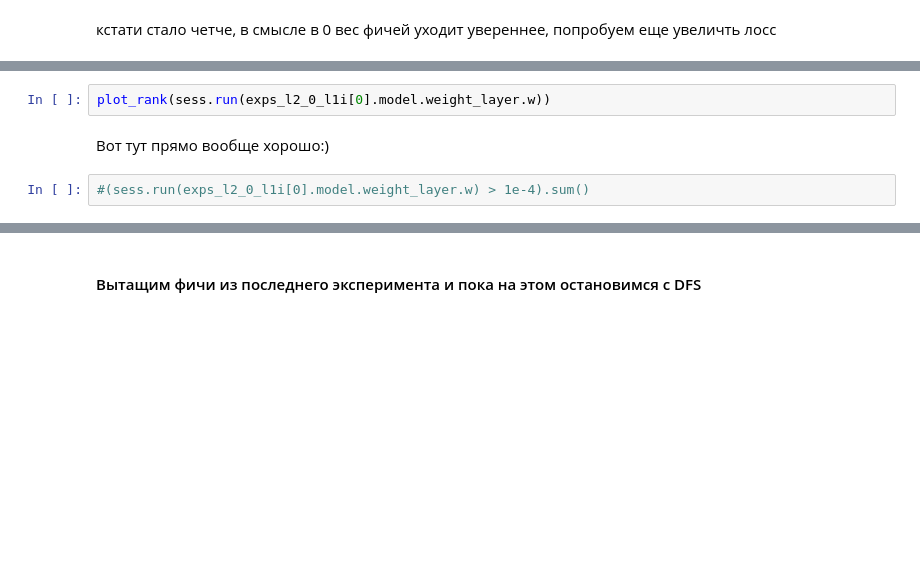
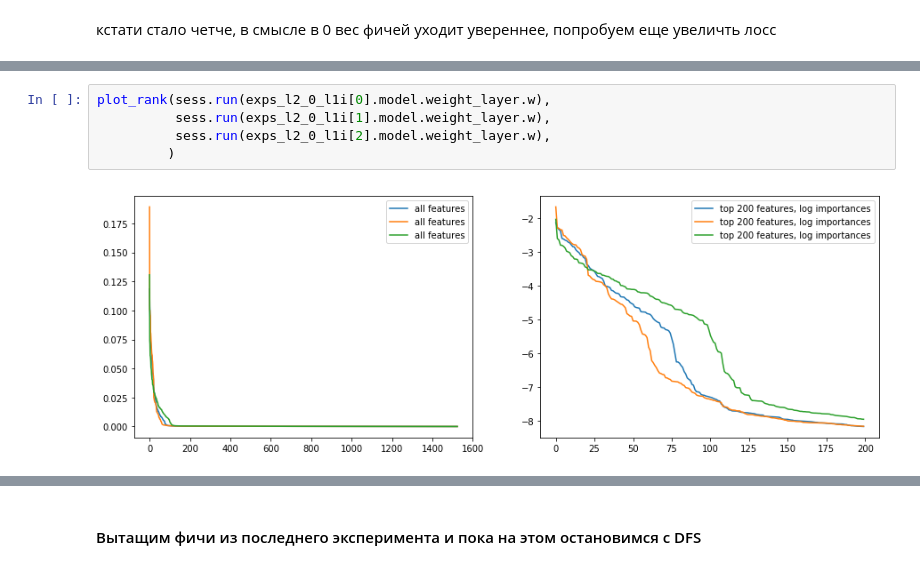
Before and after one commit to rykachevskiy/insilico_test, a Jupyter notebook: src/main.ipynb, the cells around one changed output, grey strips where cells are left out. Drawn from its saved outputs; the diff is of its cells as text; blank space fills up the shorter version.

```diff
--- a/src/main.ipynb
+++ b/src/main.ipynb
@@ -737,6 +757,7 @@ exps_l2_0_l1i, res_exps_l2_0_l1i = run_array('lambda_2_0_l1i', lambda_1=0.01,
 # %%
-plot_rank(sess.run(exps_l2_0_l1i[0].model.weight_layer.w))
+plot_rank(sess.run(exps_l2_0_l1i[0].model.weight_layer.w),
+          sess.run(exps_l2_0_l1i[1].model.weight_layer.w),
+          sess.run(exps_l2_0_l1i[2].model.weight_layer.w),
+         )
+# %% [output]
+[figure, added]
-# %% [markdown]
-Вот тут прямо вообще хорошо:)
-# %%
-#(sess.run(exps_l2_0_l1i[0].model.weight_layer.w) > 1e-4).sum()
```
Also changed, not shown: parts of 7 cells of this notebook.
